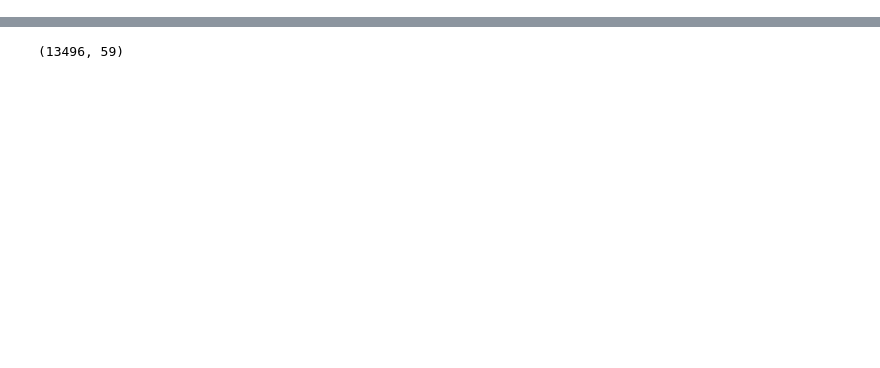
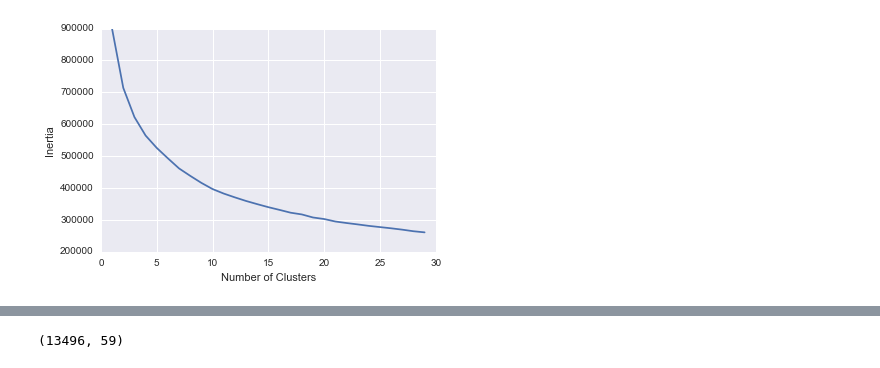
Before and after one commit to neb330/BlackHoles, a Jupyter notebook: Kmeans.ipynb, the cells around one changed output, grey strips where cells are left out. Saved outputs shown, nothing was run; the diff lists cells and outputs as text; code cells hidden in the pictures; blank space fills up the shorter version.

```diff
--- a/Kmeans.ipynb
+++ b/Kmeans.ipynb
@@ -14,0 +58,12 @@ import astropy.io.fits as fits
+# %%
+def plot_inertia(data, max_clusters, normalize = False):
+    if normalize:
+        data = preprocessing.normalize(data)
+    inertias = []
+    for i in range(1, max_clusters):
+        kmeans = KMeans(n_clusters=i, random_state=0, max_iter = 1000).fit(data)
+        inertias.append(kmeans.inertia_ )
+    plt.plot(range(1,max_clusters), inertias)
+    plt.ylabel("Inertia")
+    plt.xlabel("Number of Clusters")
+    plt.show()
@@ -14,0 +86,3 @@ import astropy.io.fits as fits
+# %%
+outputs = pd.read_csv("ptb/black_hole_outputs.csv", header = None)
+outputs.head()
@@ -14,0 +97,4 @@ import astropy.io.fits as fits
+# %%
+plot_inertia(outputs, 30)
+# %% [output]
+[figure, added]
```
Also changed, not shown: parts of 37 cells of this notebook.
